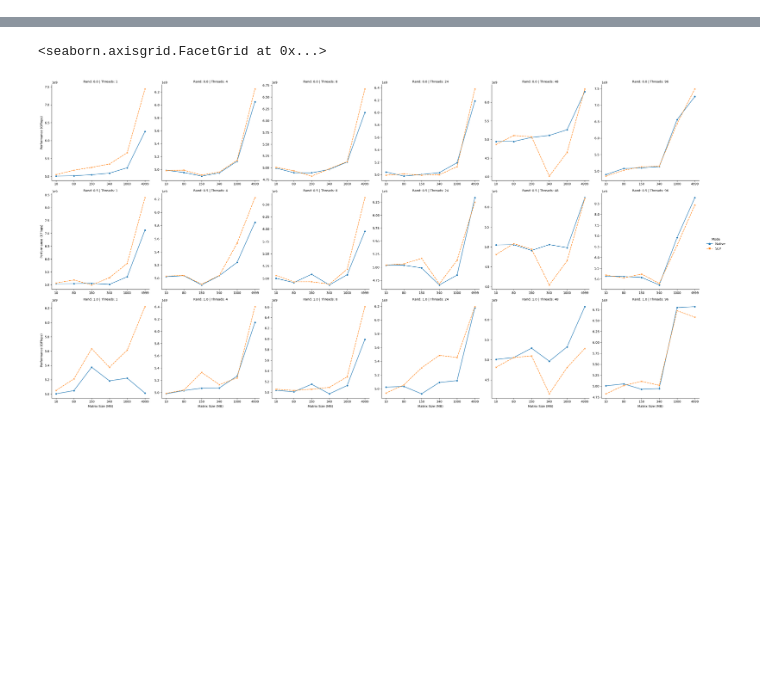
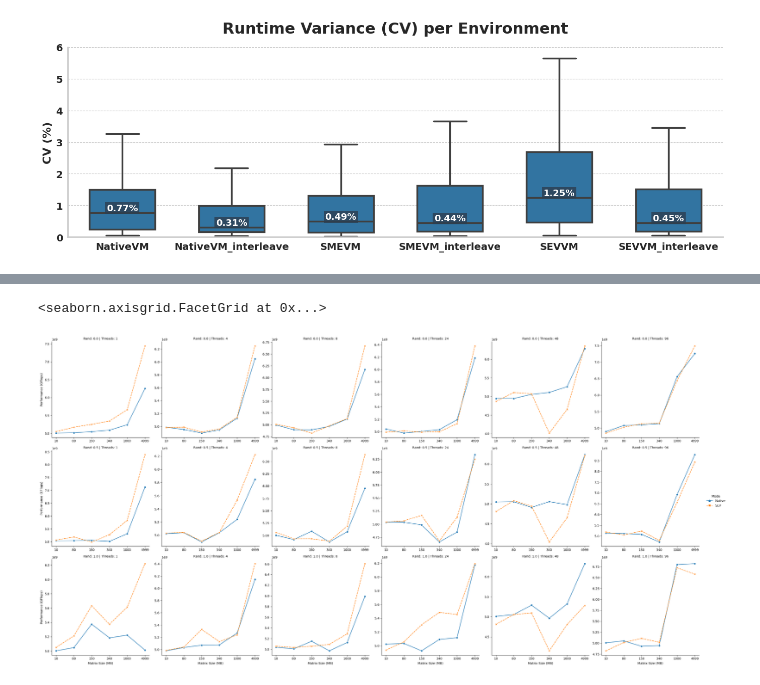
Before and after one commit to engelsm/MA-bench-framework, a Jupyter notebook: benchmark/spmv/analysis.ipynb, the cells around one changed output, grey strips where cells are left out. Drawn from its saved outputs; the diff is of its cells as text; code cells hidden in the pictures; blank space fills up the shorter version.

Commit message:
more tests and analysis for spmv krylov

```diff
--- a/benchmark/spmv/analysis.ipynb
+++ b/benchmark/spmv/analysis.ipynb
@@ -8,12 +8,14 @@ import os
 from matplotlib.ticker import FixedLocator
 
 files = {
-    'Native': '/home/mengelsl/MA-bench-framework/outputs/spmv/_new/native/summary_final.csv',
+    'NativeVM': '/home/mengelsl/MA-bench-framework/outputs/spmv/_new/native/summary_final.csv',
     #'Native_NB': '/home/mengelsl/MA-bench-framework/outputs/spmv/_new/native_NB_on/summary_final.csv',
-    'Native_interleave': '/home/mengelsl/MA-bench-framework/outputs/spmv/_new/native_interleave/summary_final.csv',
-    'SEV': '/home/mengelsl/MA-bench-framework/outputs/spmv/_new/sev/summary_final.csv',
+    'NativeVM_interleave': '/home/mengelsl/MA-bench-framework/outputs/spmv/_new/native_interleave/summary_final.csv',
+    'SMEVM': '/home/mengelsl/MA-bench-framework/outputs/spmv/_new/sme/summary_final.csv',
+    'SMEVM_interleave': '/home/mengelsl/MA-bench-framework/outputs/spmv/_new/sme_interleave/summary_final.csv',
+    'SEVVM': '/home/mengelsl/MA-bench-framework/outputs/spmv/_new/sev/summary_final.csv',
     #'SEV_NB': '/home/mengelsl/MA-bench-framework/outputs/spmv/_new/sev_NB_on/summary_final.csv',
-    'SEV_interleave': '/home/mengelsl/MA-bench-framework/outputs/spmv/_new/sev_interleave/summary_final.csv'
+    'SEVVM_interleave': '/home/mengelsl/MA-bench-framework/outputs/spmv/_new/sev_interleave/summary_final.csv'
 }
 #csv header:
 #Matrix,Cores,Run,Iterations,Intern_Runtime,Intern_Gflops,Perf_DurationTime,Perf_Insn,Perf_Cycl,Perf_CacheMisses,Perf_dTLBLoadMisses
@@ -51,6 +53,48 @@ metrics = ['Intern_Runtime', 'Intern_Gflops', 'Perf_DurationTime', 'Perf_Insn',
 
 df = df_raw.groupby(group_cols)[metrics].median().reset_index()
 df['Intern_Runtime_CV'] = (df_raw.groupby(group_cols)['Intern_Runtime'].std().values / df['Intern_Runtime']) * 100
+# %%
+custom_order = ['NativeVM', 'NativeVM_interleave', 'SMEVM', 'SMEVM_interleave','SEVVM', 'SEVVM_interleave']
+actual_order = [m for m in custom_order if m in df['Mode'].unique()]
+
+plt.figure(figsize=(14, 5))
+sns.set_style("whitegrid", {'grid.linestyle': '--', 'grid.alpha': 0.3})
+
+ax = sns.boxplot(
+    data=df,
+    x='Mode',
+    y='Intern_Runtime_CV',
+    order=actual_order,
+    width=0.6,
+    linewidth=2.5,
+    showfliers=False,
+    zorder=2
+)
+
+plt.ylim(0, 6)
+
+plt.title("Runtime Variance (CV) per Environment", fontsize=22, fontweight='bold', pad=20)
+plt.ylabel("CV (%)", fontsize=16, fontweight='bold')
+plt.xlabel("")
+
+plt.xticks(fontsize=14, fontweight='bold')
+plt.yticks(fontsize=14)
+
+for i, mode in enumerate(actual_order):
+    median_val = df[df['Mode'] == mode]['Intern_Runtime_CV'].median()
+    if not np.isnan(median_val) and median_val <= 6:
+        plt.text(i, median_val, f'{median_val:.2f}%',
+                 ha='center', va='bottom', fontsize=13, fontweight='bold',
+                 color='white', bbox=dict(facecolor='#2c3e50', alpha=0.8, pad=2, edgecolor='none'))
+
+for spine in ax.spines.values():
+    spine.set_linewidth(2)
+
+sns.despine()
+plt.tight_layout()
+plt.show()
+# %% [output]
+[figure, added]
 # %%
 pivot = df.pivot_table(
     index=['Cores', 'MB', 'Randomness'],
```
Also changed, not shown: parts of 6 cells of this notebook, 7 other files.
